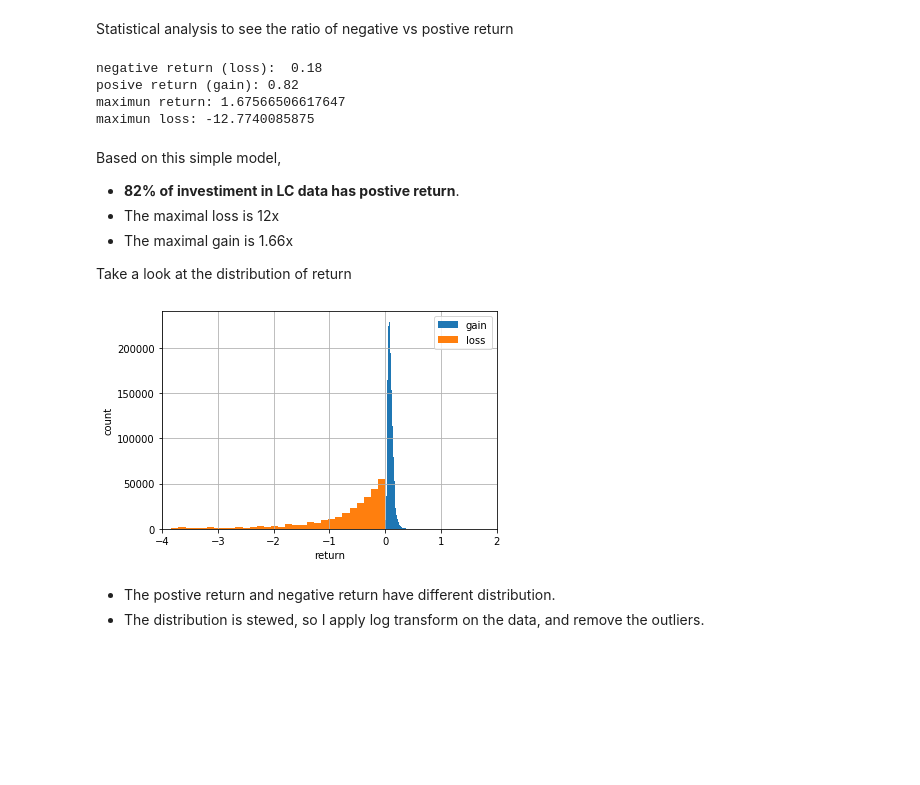
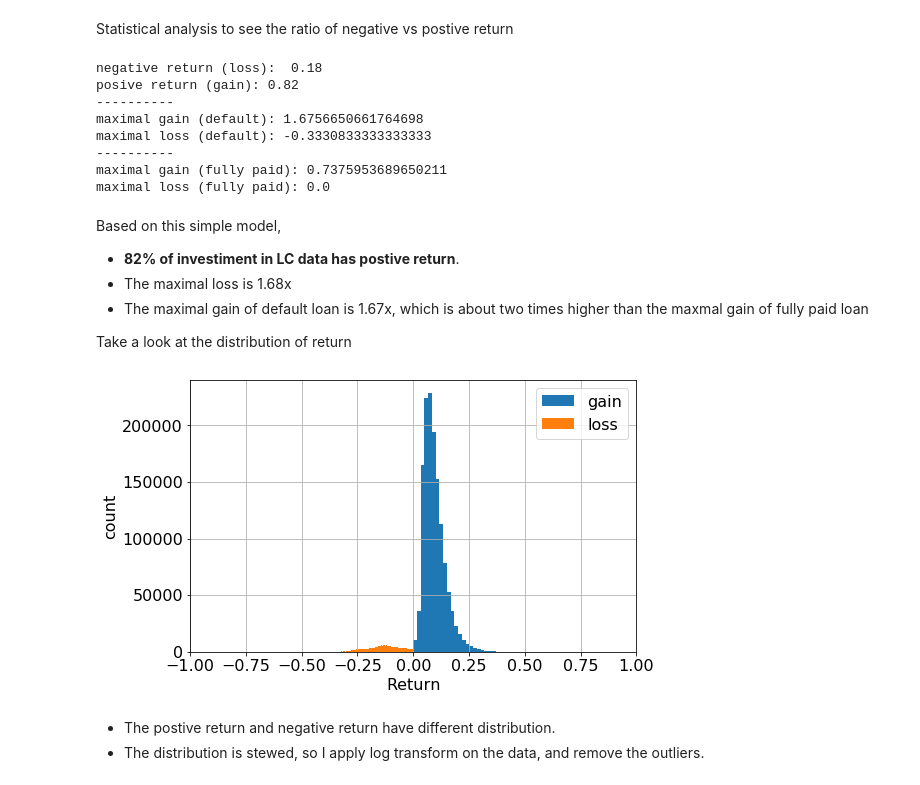
Before and after one commit to cyuancheng/Lending_Club, a Jupyter notebook: 05_LC_StatisticalDataAnalysis.ipynb, the cells around one changed output. Saved outputs shown, nothing was run; the diff lists cells and outputs as text; code cells hidden in the pictures; blank space fills up the shorter version.

```diff
--- a/05_LC_StatisticalDataAnalysis.ipynb
+++ b/05_LC_StatisticalDataAnalysis.ipynb
@@ -82,5 +81,6 @@ df_loan_amnt = df.groupby('issue_d')['loan_amnt'].mean().to_frame()
 # %%
 df_loan_amnt.plot(figsize=(10,5))
+plt.rcParams.update({'font.size': 16})
 plt.ylabel('Mean loan amount', fontsize=16)
 plt.xlabel('Issue date', fontsize=16)
 plt.title('Mean loan amount requested over time', fontsize=16)
@@ -123,10 +123,11 @@ Critical Values:
 Since the time-series data is not stationary, we can expect it contains seasonal info. We can decompose a time series into the three different components: trend, seasonality, and stationary noise.
 # %%
 from statsmodels.tsa.seasonal import seasonal_decompose
-#plt.figure(figsize=(15,6))
-#decompfreq = int(24*60/15*7)
-result = seasonal_decompose(df_loan_amnt , model='additive')
+from pylab import rcParams
+rcParams['figure.figsize'] = 10, 6
+
+result = seasonal_decompose(df_loan_amnt,  model='additive')
 result.plot()
-plt.xlabel('issue date')
+plt.xlabel('Issue date')
 plt.show()
 # %% [output]
@@ -149,6 +155,3 @@ $t$ is the loan period in month (loan period)
 
 * this simple model does not consider reinvestiment.
-# %%
-df['return_'] = ( (df['total_pymnt'] - df['funded_amnt'] )
-                                            / df['funded_amnt'] ) * (12 / df['loan_period'])
 # %%
@@ -179,34 +182,43 @@ def remove_outlier_IQR(data):
 # %% [markdown]
 Statistical analysis to see the ratio of negative vs postive return
 # %%
-print('negative return (loss): ', round(len(df['return_'][df['return_']<0])/len(df['return_']),2))
-print('posive return (gain):', round(len(df['return_'][df['return_']>0])/len(df['return_']),2))
-print('maximun return:', np.max(df['return_']))
-print('maximun loss:', np.min(df['return_']))
+print('negative return (loss): ', round(len(df['return_3'][df['return_3']<0])/len(df['return_3']),2))
+print('posive return (gain):', round(len(df['return_3'][df['return_3']>0])/len(df['return_3']),2))
+print('----------')
+print('maximal gain (default):', np.max(df[df['target']==1]['return_3']))
+print('maximal loss (default):', np.min(df[df['target']==1]['return_3']))
+print('----------')
+print('maximal gain (fully paid):', np.max(df[df['target']==0]['return_3']))
+print('maximal loss (fully paid):', np.min(df[df['target']==0]['return_3']))
 # %% [output]
 negative return (loss):  0.18
 posive return (gain): 0.82
-maximun return: 1.67566506617647
-maximun loss: -12.7740085875
+----------
+maximal gain (default): 1.6756650661764698
+maximal loss (default): -0.3330833333333333
+----------
+maximal gain (fully paid): 0.7375953689650211
+maximal loss (fully paid): 0.0
 # %% [markdown]
 Based on this simple model,
 - **82% of investiment in LC data has postive return**.
-- The maximal loss is 12x
-- The maximal gain is 1.66x
+- The maximal loss is 1.68x
+- The maximal gain of default loan is 1.67x, which is about two times higher than the maxmal gain of fully paid loan
+
 
 Take a look at the distribution of return
 # %%
 # histogram of return
-
-ax = df[df['return_']>0]['return_'].hist(bins=100, label='gain')
-df[df['return_']<0]['return_'].hist(bins=100, label='loss', ax=ax)
-plt.xlim([-4,2])
+plt.figure(figsize=(8,5))
+ax = df[df['return_3']>0]['return_3'].hist(bins=100, label='gain')
+df[df['return_3']<0]['return_3'].hist(bins=100, label='loss', ax=ax)
+plt.xlim([-1,1])
 plt.legend()
-plt.xlabel('return')
+plt.xlabel('Return')
 plt.ylabel('count')
 plt.show()
 # %% [output]
-[figure, old version]
+[figure, new version]
 # %% [markdown]
 - The postive return and negative return have different distribution.
 - The distribution is stewed, so I apply log transform on the data, and remove the outliers.
```
Also changed, not shown: parts of 29 cells of this notebook.
